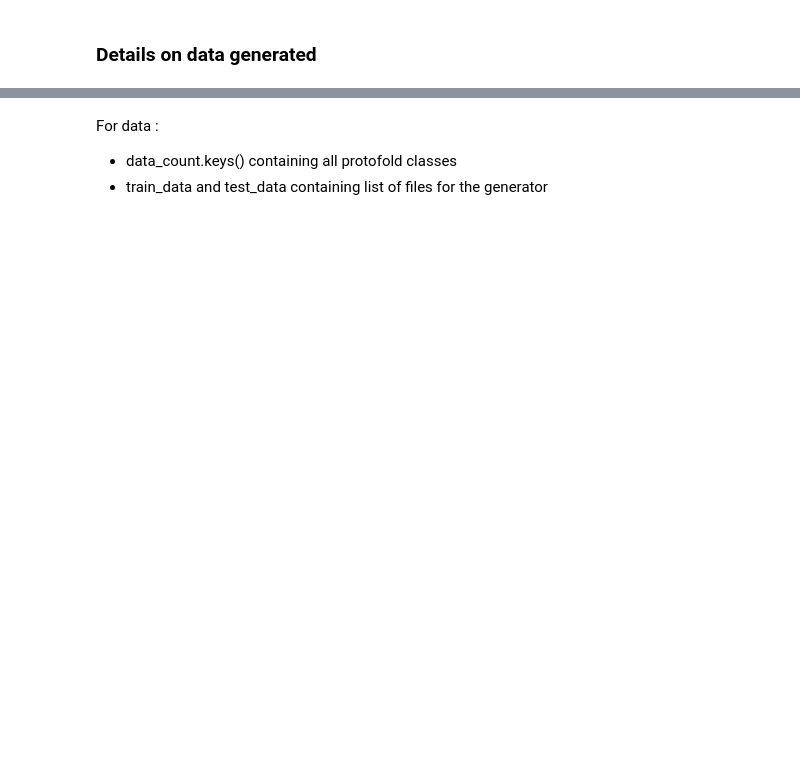
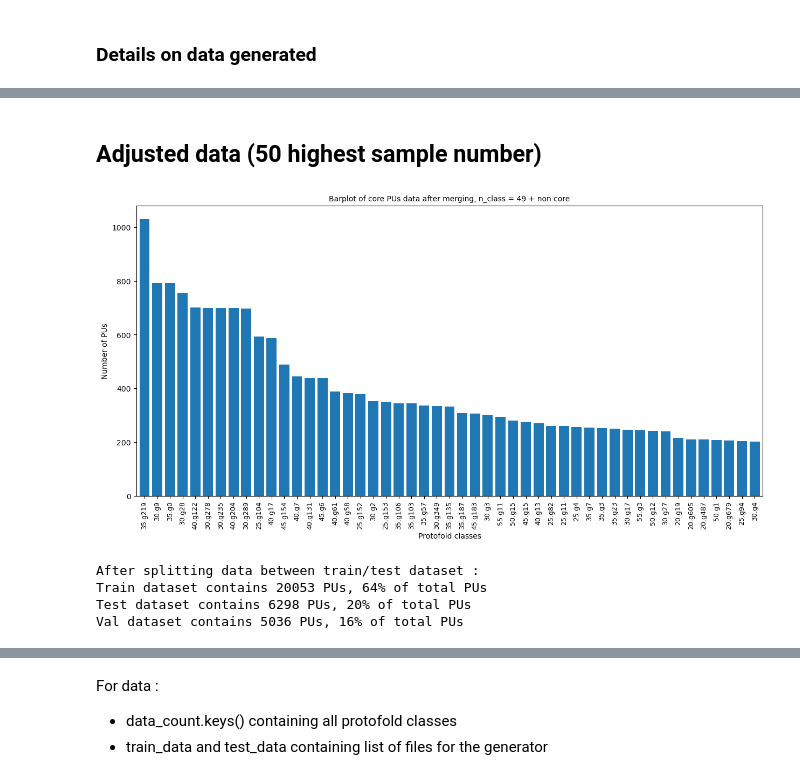
Before and after one commit to LYArn/pu, a Jupyter notebook: proj_long.ipynb, the cells around one changed output, grey strips where cells are left out. Saved outputs shown, nothing was run; the diff lists cells and outputs as text; code cells hidden in the pictures; blank space fills up the shorter version.

```diff
--- a/proj_long.ipynb
+++ b/proj_long.ipynb
@@ -334,0 +483,7 @@ plt.show()
+# %% [markdown]
+## Adjusted data (50 highest sample number)
+# %%
+nc_path = '/home/arnaud/projet_long/dataset/noncore'
+tmp_list = [f"noncore/{data}" for data in os.listdir(nc_path)]
+random.shuffle(tmp_list)
+nc_list = tmp_list[:12000]
@@ -335 +513,35 @@ plt.show()
+# %%
+trim_data = {}
+train_trim_data, test_trim_data, val_trim_data = [], [], []
+path = '/home/arnaud/projet_long/dataset/arnaud_data'
+core_list = os.listdir(path)
+split_coeff = .8
+for core in core_list:
+    trim_list = [f"arnaud_data/{core}/{data}" for data in os.listdir(os.path.join(path, core))]
+    random.shuffle(trim_list)
+    split_data(split_coeff, trim_list, train_trim_data, test_trim_data, val_trim_data)
+    trim_data[core] = len(trim_list)
+# %%
+pu = [key for key, _ in sorted(trim_data.items(), key=lambda x: x[1], reverse=True) if key != 'noncore']
+value = [value for key, value in sorted(trim_data.items(), key=lambda x: x[1], reverse=True) if key != 'noncore']
+
+plt.figure(figsize=(15,7))
+plt.bar(range(len(trim_data)-1), value, tick_label = pu)
+plt.margins(x=0.005)
+plt.yticks(size = 10)
+plt.xlabel("Protofold classes", size = 10)
+plt.xticks(size = 9, rotation = 90)
+plt.ylabel("Number of PUs", size = 10)
+plt.title(f"Barplot of core PUs data after merging, n_class = {len(trim_data.keys())-1} + non core", size = 10)
+plt.show()
+# %% [output]
+[figure, added]
+# %%
+a = len(train_trim_data) + len(test_trim_data) + len(val_trim_data)
+print(f"After splitting data between train/test dataset :\nTrain dataset contains {len(train_trim_data)} PUs, {round(len(train_trim_data)*100/a)}% of total PUs\nTest dataset contains {len(test_trim_data)} PUs, {round(len(test_trim_data)*100/a)}% of total PUs\nVal dataset contains {len(val_trim_data)} PUs, {round(len(val_trim_data)*100/a)}% of total PUs")
+# %% [output]
+After splitting data between train/test dataset :
+Train dataset contains 20053 PUs, 64% of total PUs
+Test dataset contains 6298 PUs, 20% of total PUs
+Val dataset contains 5036 PUs, 16% of total PUs
 # %%
```
Also changed, not shown: parts of 65 cells of this notebook.
